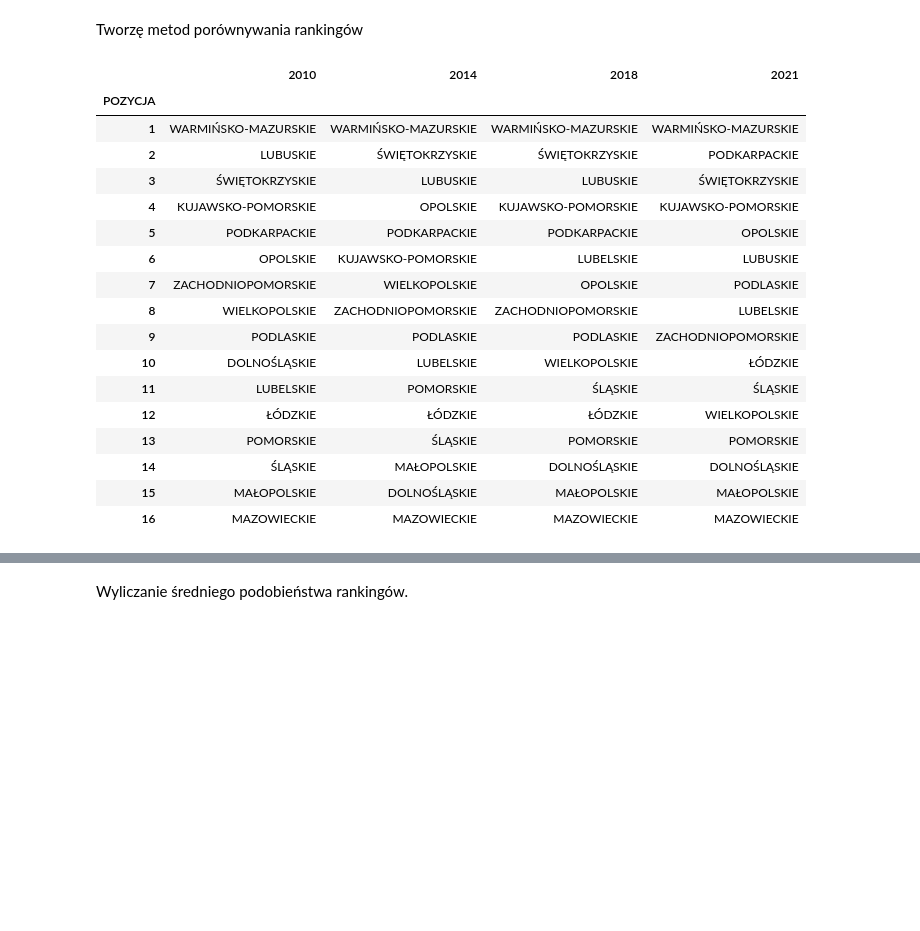
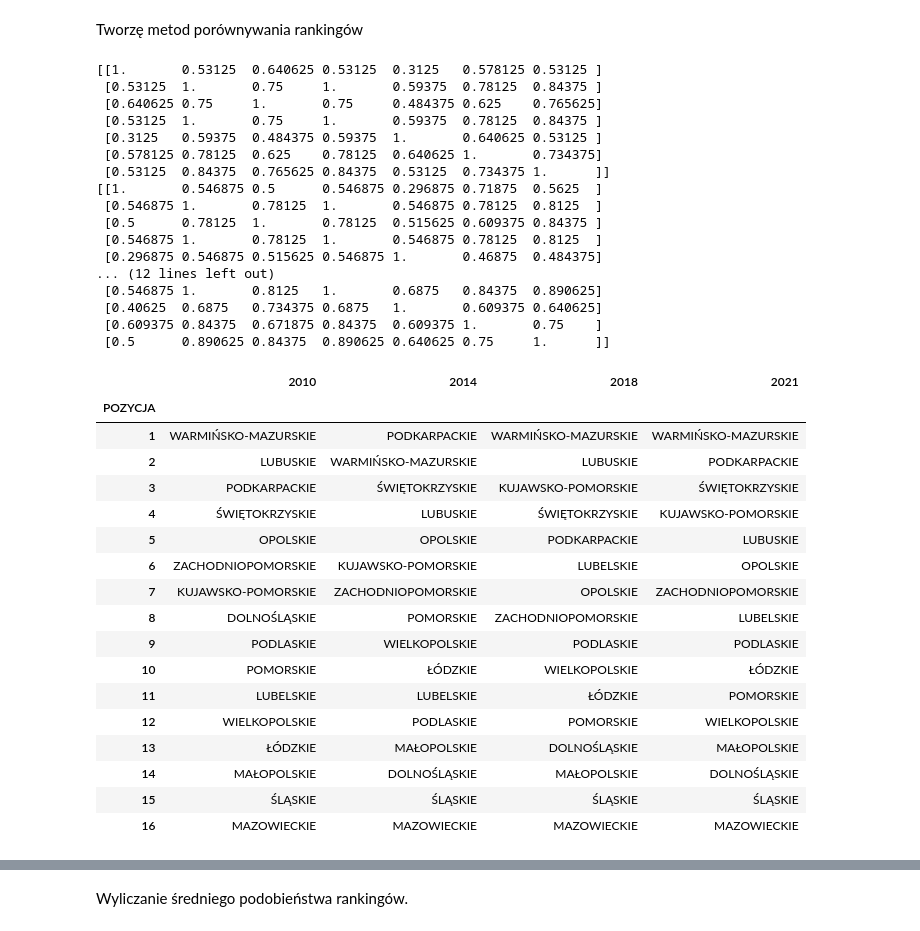
Before and after one commit to Sillem/suicide_study, a Jupyter notebook: Projekt_EP.ipynb, the cells around one changed output, grey strips where cells are left out. Cells and saved outputs as stored; diff of their text form; code cells hidden in the pictures; blank space fills up the shorter version.

```diff
--- a/Projekt_EP.ipynb
+++ b/Projekt_EP.ipynb
@@ -179,7 +179,7 @@ def smr(df, stym_czy_destym):
   odl_od_wzorca = np.diag(np.matmul((kopia_operacyjna - wzorzec).values, np.transpose((kopia_operacyjna - wzorzec).values)))**0.5
   SMR = 1 - odl_od_wzorca/max(odl_od_wzorca)
   ranks = ranks = np.argsort(np.argsort(-SMR)) + 1
-  return pd.DataFrame(data={'METODA SUM STANDARYZOWANYCH':SMR, 'POZYCJA':ranks}, index=df.index)
+  return pd.DataFrame(data={'SMR':SMR, 'POZYCJA':ranks}, index=df.index)
 # %% [markdown]
 Teraz przygotowuje kod powiedzialny za wyliczanie rankingu metodą BZW
 # %%
@@ -205,7 +205,7 @@ def BZW(df, stym_czy_destym):
   max_bzw = sum(kopia_operacyjna.describe().loc['max'].values)
   BZW = kopia_operacyjna.sum(axis=1)/max_bzw
   ranks = ranks = np.argsort(np.argsort(-BZW)) + 1
-  return pd.DataFrame(data={'METODA SUM STANDARYZOWANYCH':BZW, 'POZYCJA':ranks}, index=df.index)
+  return pd.DataFrame(data={'BZW':BZW, 'POZYCJA':ranks}, index=df.index)
 # %% [markdown]
 Teraz przygotowuje kod odpowiedzialny za wyliczanie rankingu metodą Kukuły
 # %%
@@ -227,7 +227,7 @@ def metoda_kukuly(df, stym_czy_destym):
 
   Qi = df.mean(axis=1)
   ranks = np.argsort(np.argsort(-Qi)) + 1
-  return pd.DataFrame(data={'TOPSIS':Qi, 'POZYCJA':ranks}, index=df.index)
+  return pd.DataFrame(data={'METODA KUKUŁY':Qi, 'POZYCJA':ranks}, index=df.index)
 
 
 kukula = metoda_kukuly(yearly_data[2021], ['d','d','s', 's', 's'])
@@ -271,7 +271,7 @@ def metoda_dysonansow(df, stym_czy_destym):
 
   MD = df.mean(axis=1)
   ranks = np.argsort(np.argsort(-MD)) + 1
-  return pd.DataFrame(data={'TOPSIS':MD, 'POZYCJA':ranks}, index=df.index)
+  return pd.DataFrame(data={'METODA DYSONANSÓW':MD, 'POZYCJA':ranks}, index=df.index)
 
 
 dysonans = metoda_dysonansow(yearly_data[2021], ['d','d','s', 's', 's'])
@@ -369,49 +369,67 @@ def optymalne_rankingi(lista_metod, rankingi):
       for drugi_numer, metoda_drug in enumerate(lista_metod):
         if pierwszy_numer == drugi_numer: continue
         macierz[pierwszy_numer][drugi_numer] = porownanie_rankingow(rankingi[metoda_pier.__name__], rankingi[metoda_drug.__name__])
 
     return macierz
 
   macierz_wynikowa = macierz_porownan_rankingow(metody, rankingi)
+  print(macierz_wynikowa)
   #pd.DataFrame(macierz_wynikowa).to_csv(f"{randint(1,100)}.csv")
   suma = 0
   for col in range(macierz_wynikowa.shape[1]):
     for row in range(macierz_wynikowa.shape[0]):
       if col > row: suma += macierz_wynikowa[row][col]
 
   srednie_podobienstwo = 2*suma/(len(metody)*(len(metody)-1))
   suma = 0
   for col in range(macierz_wynikowa.shape[1]):
     for row in range(macierz_wynikowa.shape[0]):
       if col > row: suma += fabs(macierz_wynikowa[row][col] - srednie_podobienstwo)
 
   odchylenie_cwiartkowe_podobienstwo = 2*suma/(len(metody)*(len(metody)-1))
   cutoff = srednie_podobienstwo + odchylenie_cwiartkowe_podobienstwo
   np.fill_diagonal(macierz_wynikowa, 0)
   avg_sim = pd.DataFrame({'średnie podobieństwo':{k.__name__:v for k,v in zip(lista_metod, macierz_wynikowa.mean(axis=1))}})
   avg_sim['średnie podobieństwo'] = avg_sim['średnie podobieństwo'].apply(lambda x: round(x, 3))
-  best_ranking_index = np.argmax(macierz_wynikowa.mean(axis=1))
+  best_ranking_index = np.argsort(macierz_wynikowa.mean(axis=1))[-3]
 
   return rankingi[lista_metod[best_ranking_index].__name__].sort_values(by='POZYCJA', ascending=True), avg_sim
 
-#pd.concat([optymalne_rankingi(metody, rankingi[rok])[1].rename(columns={'średnie podobieństwo':rok}) for rok in [2010, 2014, 2018, 2021]], axis=1)
-pd.concat([optymalne_rankingi(metody, rankingi[rok])[0].reset_index().set_index('POZYCJA').rename(columns={'index':rok}).drop('METODA SUM STANDARYZOWANYCH', axis=1) for rok in [2010, 2014, 2018, 2021]], axis=1)
+pd.concat([optymalne_rankingi(metody, rankingi[rok])[1].rename(columns={'średnie podobieństwo':rok}) for rok in [2010, 2014, 2018, 2021]], axis=1)
+pd.concat([optymalne_rankingi(metody, rankingi[rok])[0].reset_index().drop('SUMA RANG', axis=1).set_index('POZYCJA').rename(columns={'index':rok}) for rok in [2010, 2014, 2018, 2021]], axis=1)
 # %% [output]
+[[1.       0.53125  0.640625 0.53125  0.3125   0.578125 0.53125 ]
+ [0.53125  1.       0.75     1.       0.59375  0.78125  0.84375 ]
+ [0.640625 0.75     1.       0.75     0.484375 0.625    0.765625]
+ [0.53125  1.       0.75     1.       0.59375  0.78125  0.84375 ]
+ [0.3125   0.59375  0.484375 0.59375  1.       0.640625 0.53125 ]
+ [0.578125 0.78125  0.625    0.78125  0.640625 1.       0.734375]
+ [0.53125  0.84375  0.765625 0.84375  0.53125  0.734375 1.      ]]
+[[1.       0.546875 0.5      0.546875 0.296875 0.71875  0.5625  ]
+ [0.546875 1.       0.78125  1.       0.546875 0.78125  0.8125  ]
+ [0.5      0.78125  1.       0.78125  0.515625 0.609375 0.84375 ]
+ [0.546875 1.       0.78125  1.       0.546875 0.78125  0.8125  ]
+ [0.296875 0.546875 0.515625 0.546875 1.       0.46875  0.484375]
+... (12 lines left out)
+ [0.546875 1.       0.8125   1.       0.6875   0.84375  0.890625]
+ [0.40625  0.6875   0.734375 0.6875   1.       0.609375 0.640625]
+ [0.609375 0.84375  0.671875 0.84375  0.609375 1.       0.75    ]
+ [0.5      0.890625 0.84375  0.890625 0.640625 0.75     1.      ]]
 |  | 2010 | 2014 | 2018 | 2021 |
 | POZYCJA |  |  |  |  |
-| 1 | WARMIŃSKO-MAZURSKIE | WARMIŃSKO-MAZURSKIE | WARMIŃSKO-MAZURSKIE | WARMIŃSKO-MAZURSKIE |
-| 2 | LUBUSKIE | ŚWIĘTOKRZYSKIE | ŚWIĘTOKRZYSKIE | PODKARPACKIE |
-| 3 | ŚWIĘTOKRZYSKIE | LUBUSKIE | LUBUSKIE | ŚWIĘTOKRZYSKIE |
-| 4 | KUJAWSKO-POMORSKIE | OPOLSKIE | KUJAWSKO-POMORSKIE | KUJAWSKO-POMORSKIE |
-| 5 | PODKARPACKIE | PODKARPACKIE | PODKARPACKIE | OPOLSKIE |
-| 6 | OPOLSKIE | KUJAWSKO-POMORSKIE | LUBELSKIE | LUBUSKIE |
-| 7 | ZACHODNIOPOMORSKIE | WIELKOPOLSKIE | OPOLSKIE | PODLASKIE |
-| 8 | WIELKOPOLSKIE | ZACHODNIOPOMORSKIE | ZACHODNIOPOMORSKIE | LUBELSKIE |
-| 9 | PODLASKIE | PODLASKIE | PODLASKIE | ZACHODNIOPOMORSKIE |
-| 10 | DOLNOŚLĄSKIE | LUBELSKIE | WIELKOPOLSKIE | ŁÓDZKIE |
-| 11 | LUBELSKIE | POMORSKIE | ŚLĄSKIE | ŚLĄSKIE |
-| 12 | ŁÓDZKIE | ŁÓDZKIE | ŁÓDZKIE | WIELKOPOLSKIE |
-| 13 | POMORSKIE | ŚLĄSKIE | POMORSKIE | POMORSKIE |
-| 14 | ŚLĄSKIE | MAŁOPOLSKIE | DOLNOŚLĄSKIE | DOLNOŚLĄSKIE |
-| 15 | MAŁOPOLSKIE | DOLNOŚLĄSKIE | MAŁOPOLSKIE | MAŁOPOLSKIE |
+| 1 | WARMIŃSKO-MAZURSKIE | PODKARPACKIE | WARMIŃSKO-MAZURSKIE | WARMIŃSKO-MAZURSKIE |
+| 2 | LUBUSKIE | WARMIŃSKO-MAZURSKIE | LUBUSKIE | PODKARPACKIE |
+| 3 | PODKARPACKIE | ŚWIĘTOKRZYSKIE | KUJAWSKO-POMORSKIE | ŚWIĘTOKRZYSKIE |
+| 4 | ŚWIĘTOKRZYSKIE | LUBUSKIE | ŚWIĘTOKRZYSKIE | KUJAWSKO-POMORSKIE |
+| 5 | OPOLSKIE | OPOLSKIE | PODKARPACKIE | LUBUSKIE |
+| 6 | ZACHODNIOPOMORSKIE | KUJAWSKO-POMORSKIE | LUBELSKIE | OPOLSKIE |
+| 7 | KUJAWSKO-POMORSKIE | ZACHODNIOPOMORSKIE | OPOLSKIE | ZACHODNIOPOMORSKIE |
+| 8 | DOLNOŚLĄSKIE | POMORSKIE | ZACHODNIOPOMORSKIE | LUBELSKIE |
+| 9 | PODLASKIE | WIELKOPOLSKIE | PODLASKIE | PODLASKIE |
+| 10 | POMORSKIE | ŁÓDZKIE | WIELKOPOLSKIE | ŁÓDZKIE |
+| 11 | LUBELSKIE | LUBELSKIE | ŁÓDZKIE | POMORSKIE |
+| 12 | WIELKOPOLSKIE | PODLASKIE | POMORSKIE | WIELKOPOLSKIE |
+| 13 | ŁÓDZKIE | MAŁOPOLSKIE | DOLNOŚLĄSKIE | MAŁOPOLSKIE |
+| 14 | MAŁOPOLSKIE | DOLNOŚLĄSKIE | MAŁOPOLSKIE | DOLNOŚLĄSKIE |
+| 15 | ŚLĄSKIE | ŚLĄSKIE | ŚLĄSKIE | ŚLĄSKIE |
 | 16 | MAZOWIECKIE | MAZOWIECKIE | MAZOWIECKIE | MAZOWIECKIE |
```
Also changed, not shown: parts of 13 cells of this notebook.
